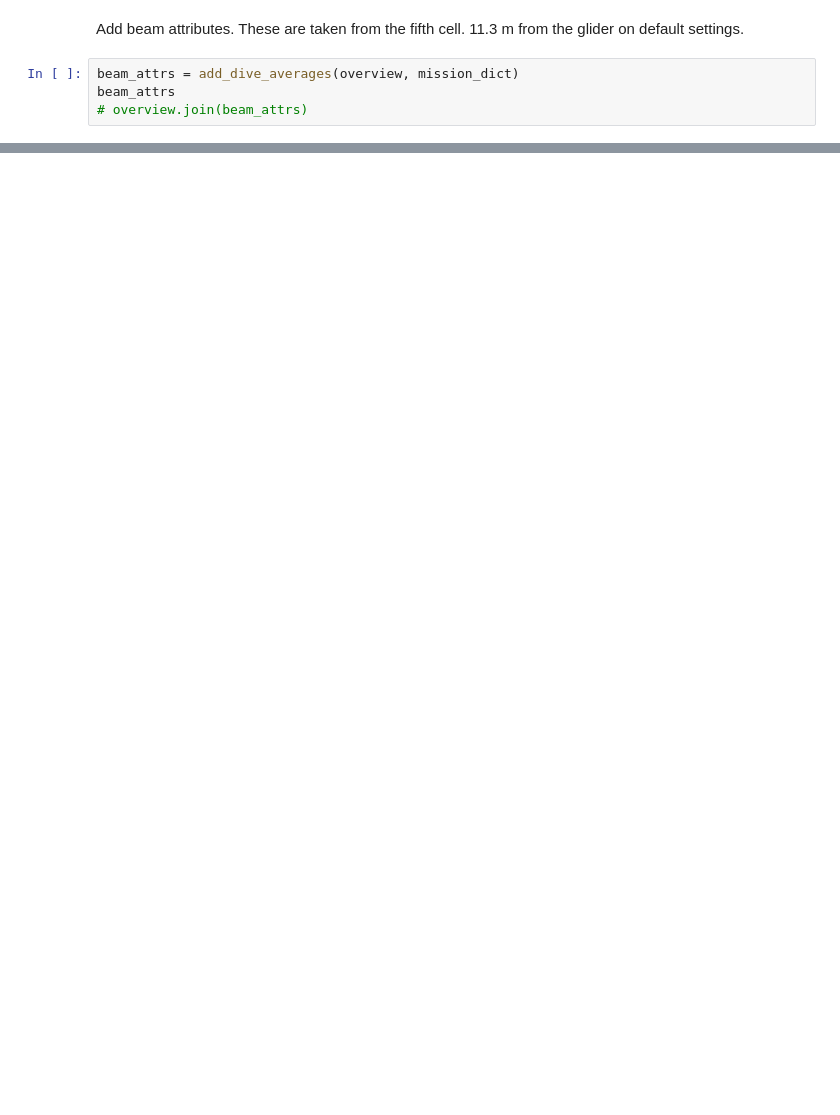
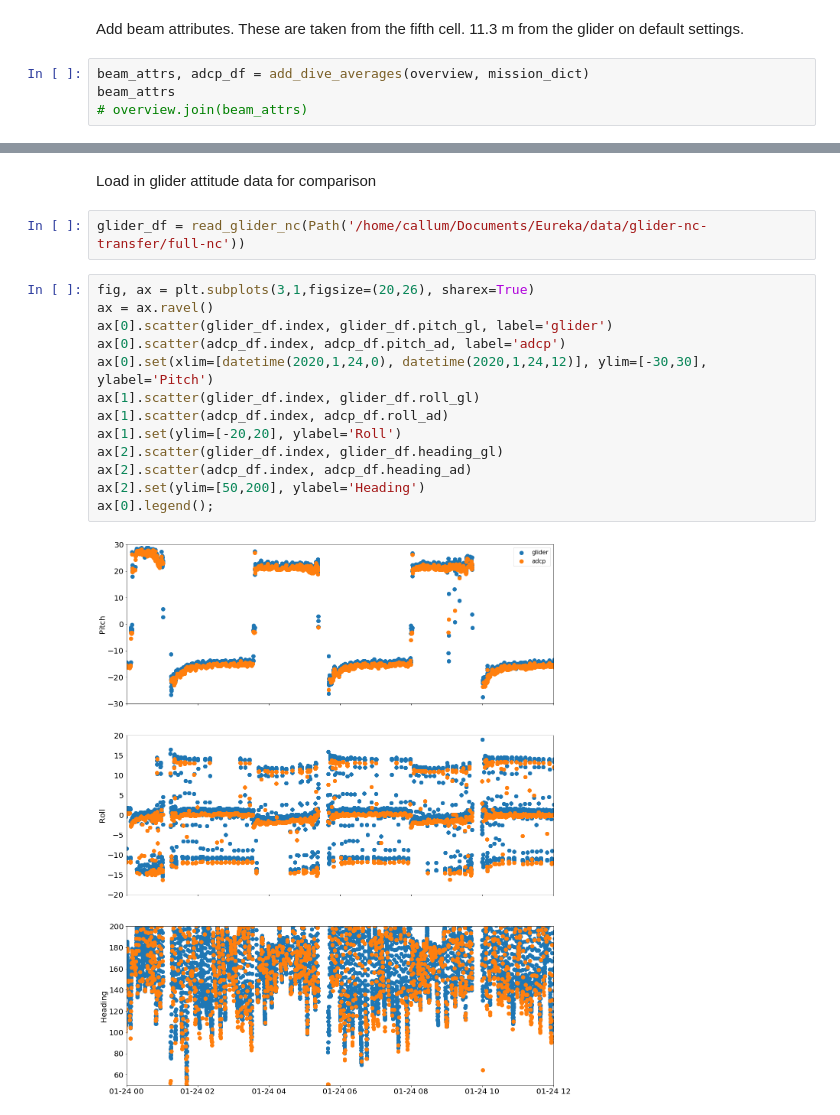
Before and after one commit to callumrollo/adcp-glider, a Jupyter notebook: notebooks/explore_data.ipynb, the cells around one changed output, grey strips where cells are left out. Saved outputs shown, nothing was run; the diff lists cells and outputs as text; blank space fills up the shorter version.

Commit message:
Explore notebook indludes attitide comparison and velocity transform analysis

```diff
--- a/notebooks/explore_data.ipynb
+++ b/notebooks/explore_data.ipynb
@@ -29,6 +44,6 @@ overview
 # %% [markdown]
 Add beam attributes. These are taken from the fifth cell. 11.3 m from the glider on default settings.
 # %%
-beam_attrs = add_dive_averages(overview, mission_dict)
+beam_attrs, adcp_df = add_dive_averages(overview, mission_dict)
 beam_attrs
 # overview.join(beam_attrs)
@@ -36,0 +68,19 @@ beam_attrs.plot(subplots=True,figsize=(20,20),marker='o');
+# %% [markdown]
+Load in glider attitude data for comparison
+# %%
+glider_df = read_glider_nc(Path('/home/callum/Documents/Eureka/data/glider-nc-transfer/full-nc'))
+# %%
+fig, ax = plt.subplots(3,1,figsize=(20,26), sharex=True)
+ax = ax.ravel()
+ax[0].scatter(glider_df.index, glider_df.pitch_gl, label='glider')
+ax[0].scatter(adcp_df.index, adcp_df.pitch_ad, label='adcp')
+ax[0].set(xlim=[datetime(2020,1,24,0), datetime(2020,1,24,12)], ylim=[-30,30], ylabel='Pitch')
+ax[1].scatter(glider_df.index, glider_df.roll_gl)
+ax[1].scatter(adcp_df.index, adcp_df.roll_ad)
+ax[1].set(ylim=[-20,20], ylabel='Roll')
+ax[2].scatter(glider_df.index, glider_df.heading_gl)
+ax[2].scatter(adcp_df.index, adcp_df.heading_ad)
+ax[2].set(ylim=[50,200], ylabel='Heading')
+ax[0].legend();
+# %% [output]
+[figure, added]
```
Also changed, not shown: parts of 34 cells of this notebook.
